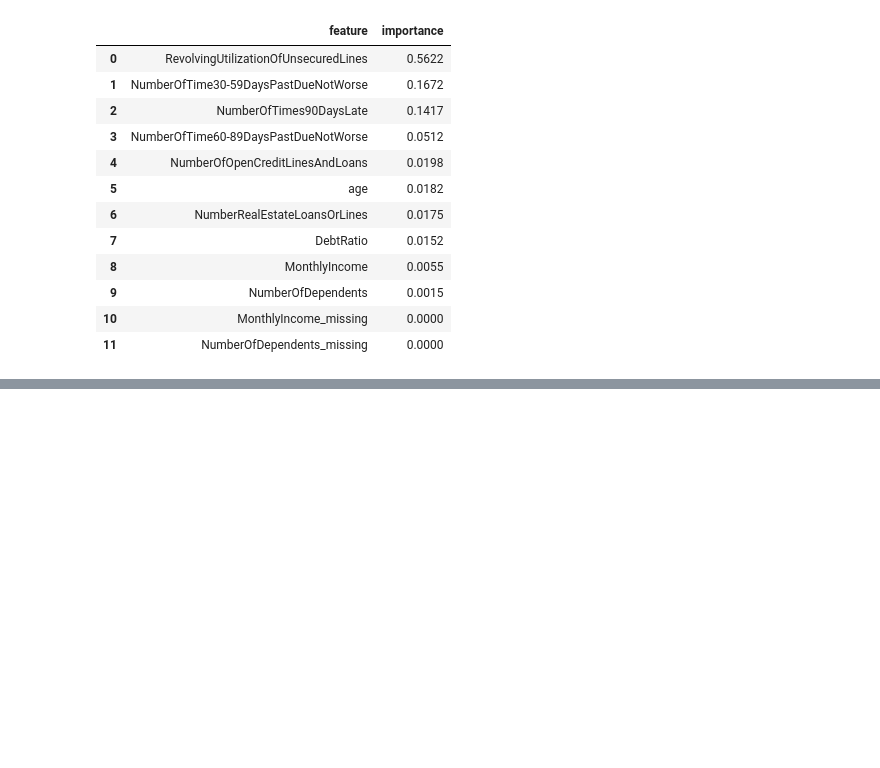
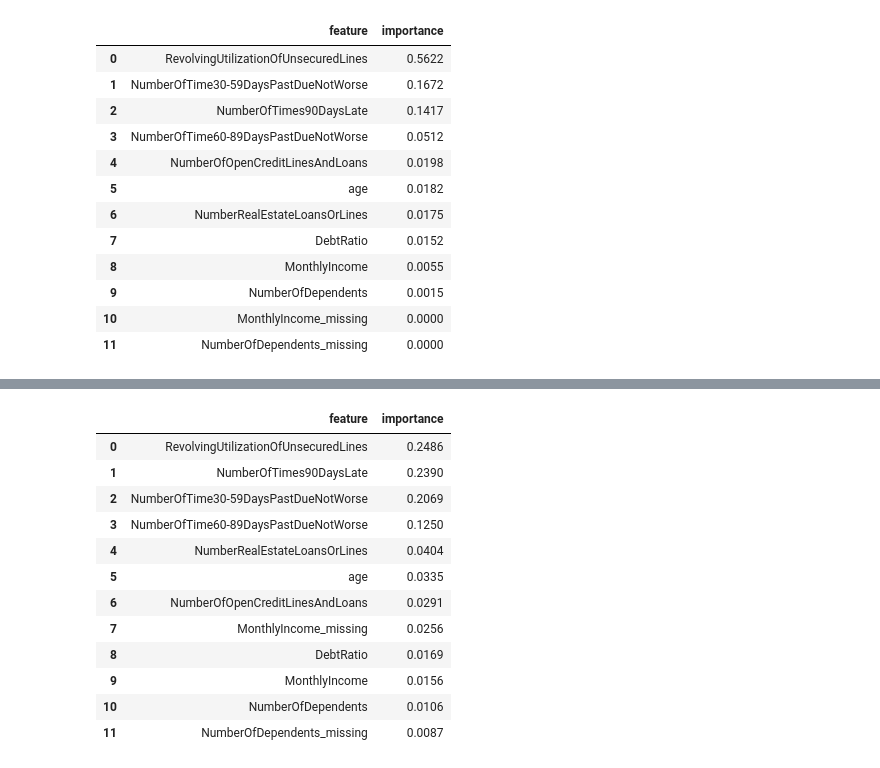
Before and after one commit to stivanpashaliev/credit-risk-assessment, a Jupyter notebook: notebooks/03_modeling.ipynb, the cells around one changed output, grey strips where cells are left out. Cells and saved outputs as stored; diff of their text form; code cells hidden in the pictures; blank space fills up the shorter version.

```diff
--- a/notebooks/03_modeling.ipynb
+++ b/notebooks/03_modeling.ipynb
@@ -424,0 +624,26 @@ dt_importance
+# %%
+X_tr, X_val, y_tr, y_val = train_test_split(
+    X_train, y_train,
+    test_size=0.2, stratify=y_train, random_state=RANDOM_STATE,
+)
+
+xgb_base = XGBClassifier(
+    n_estimators=1000,
+    learning_rate=0.05,
+    max_depth=4,
+    subsample=0.8,
+    colsample_bytree=0.8,
+    reg_lambda=1.0,
+    scale_pos_weight=scale_pos_weight,
+    objective="binary:logistic",
+    eval_metric="auc",
+    early_stopping_rounds=50,
+    tree_method="hist",
+    n_jobs=-1,
+    random_state=RANDOM_STATE,
+)
+xgb_base.fit(X_tr, y_tr, eval_set=[(X_val, y_val)], verbose=False)
+
+best_n = xgb_base.best_iteration + 1
+print(f"Early stopping selected {best_n} trees")
+print(f"Validation ROC-AUC: {roc_auc_score(y_val, xgb_base.predict_proba(X_val)[:, 1]):.4f}")
@@ -424,0 +700,24 @@ dt_importance
+# %%
+xgb_importance = (
+    pd.DataFrame({
+        "feature": X_train.columns,
+        "importance": best_xgb.feature_importances_,
+    })
+    .sort_values("importance", ascending=False)
+    .reset_index(drop=True)
+)
+xgb_importance
+# %% [output]
+|  | feature | importance |
+| 0 | RevolvingUtilizationOfUnsecuredLines | 0.2486 |
+| 1 | NumberOfTimes90DaysLate | 0.2390 |
+| 2 | NumberOfTime30-59DaysPastDueNotWorse | 0.2069 |
+| 3 | NumberOfTime60-89DaysPastDueNotWorse | 0.1250 |
+| 4 | NumberRealEstateLoansOrLines | 0.0404 |
+| 5 | age | 0.0335 |
+| 6 | NumberOfOpenCreditLinesAndLoans | 0.0291 |
+| 7 | MonthlyIncome_missing | 0.0256 |
+| 8 | DebtRatio | 0.0169 |
+| 9 | MonthlyIncome | 0.0156 |
+| 10 | NumberOfDependents | 0.0106 |
+| 11 | NumberOfDependents_missing | 0.0087 |
```
Also changed, not shown: parts of 14 cells of this notebook.
